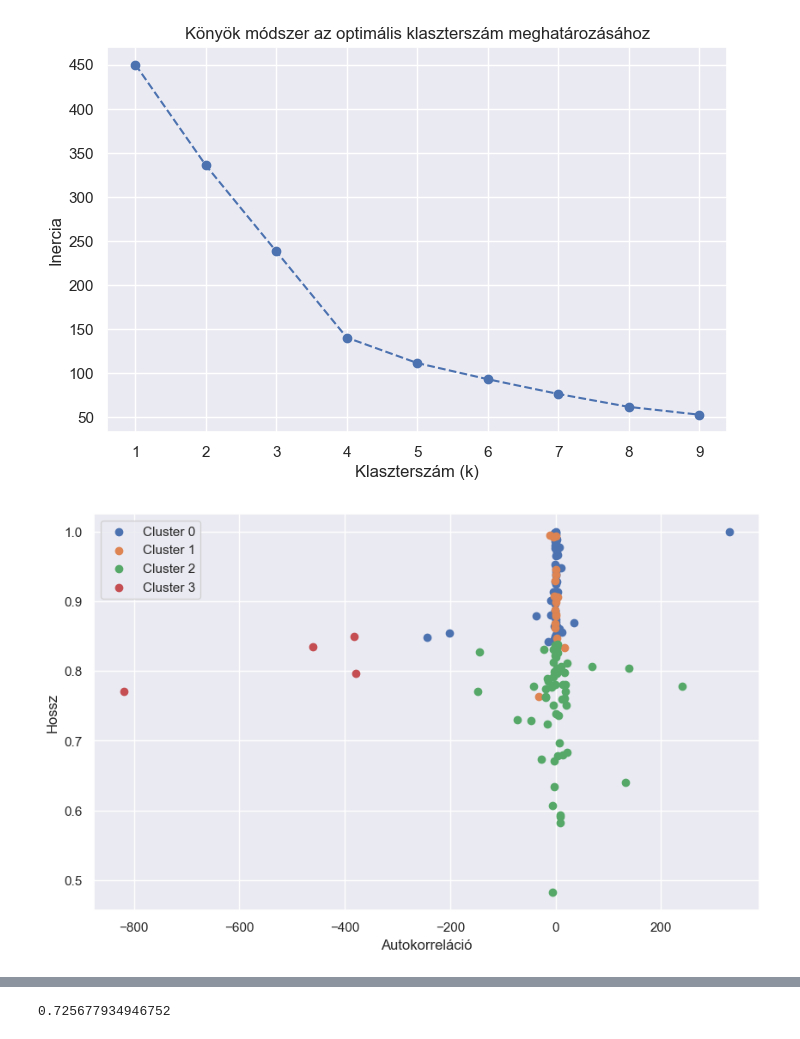
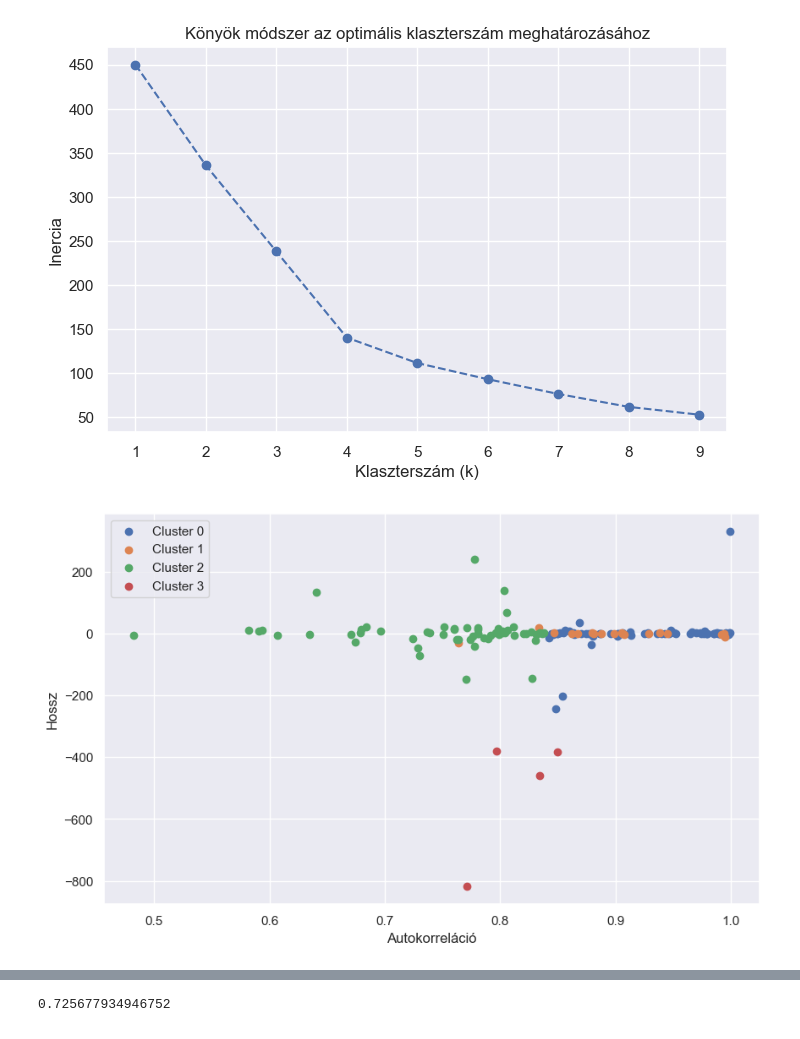
Before and after one commit to czotterbenedek/time-series-ensemble-segmentation, a Jupyter notebook: onlab_tfb4fy.ipynb, the cells around one changed output, grey strips where cells are left out. Drawn from its saved outputs; the diff is of its cells as text; code cells hidden in the pictures.

```diff
--- a/onlab_tfb4fy.ipynb
+++ b/onlab_tfb4fy.ipynb
@@ -826,15 +908,15 @@ features_df["Cluster"] = kmeans.fit_predict(features_scaled)
 # %%
 plt.figure(figsize=(10, 6))
 for cluster in range(optimal_k):
     subset = features_df[features_df["Cluster"] == cluster]
-    plt.scatter(subset["cv"], subset["autocorr"], label=f"Cluster {cluster}")
+    plt.scatter(subset["autocorr"], subset["cv"], label=f"Cluster {cluster}")
     plt.xlabel("Autokorreláció")
     plt.ylabel("Hossz")
     plt.legend()
 #plt.axhline(y=17000, color='r', linestyle='--', label="Hossz küszöb")
 plt.show()
 # %% [output]
-[figure, old version]
+[figure, new version]
 # %%
 #train_tssb['cluster'] = features_df['Cluster'].values
 train_has['cluster'] = features_df['Cluster'].values
```
Also changed, not shown: parts of 35 cells of this notebook, 1 other file.
